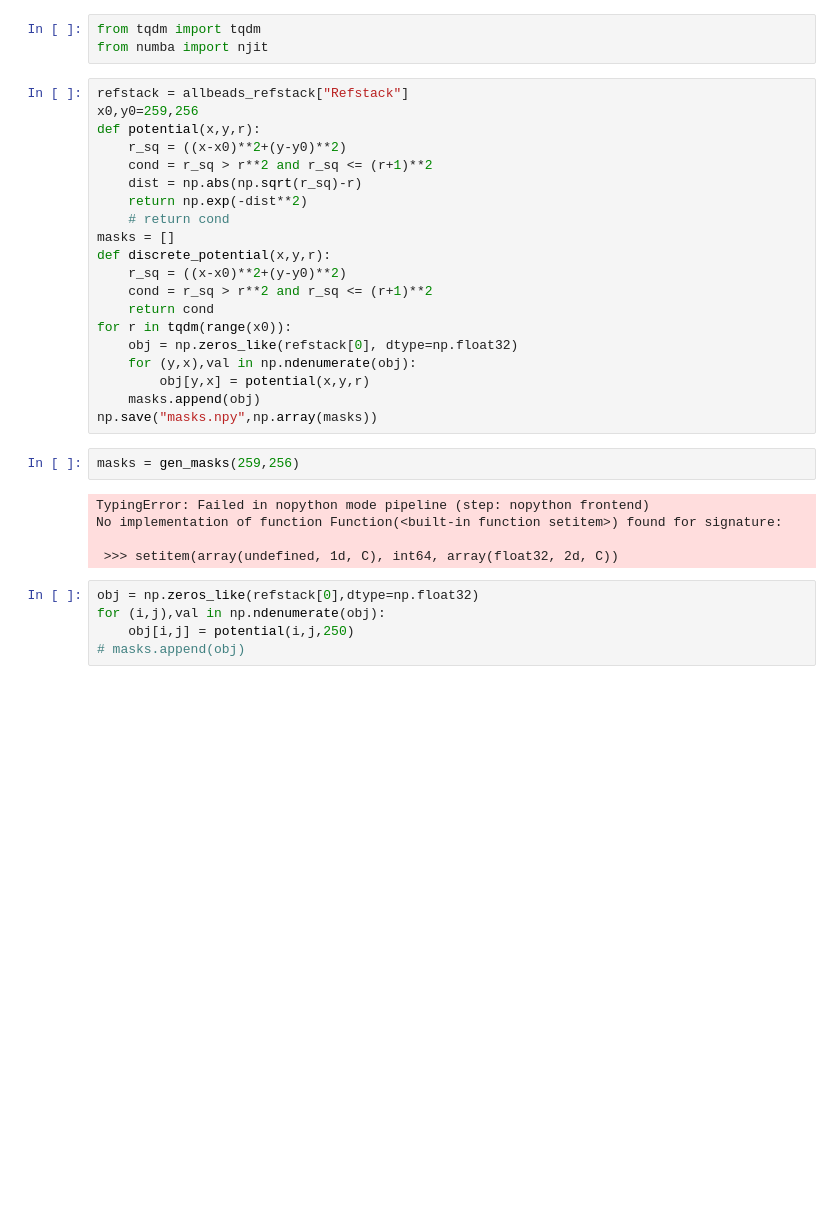
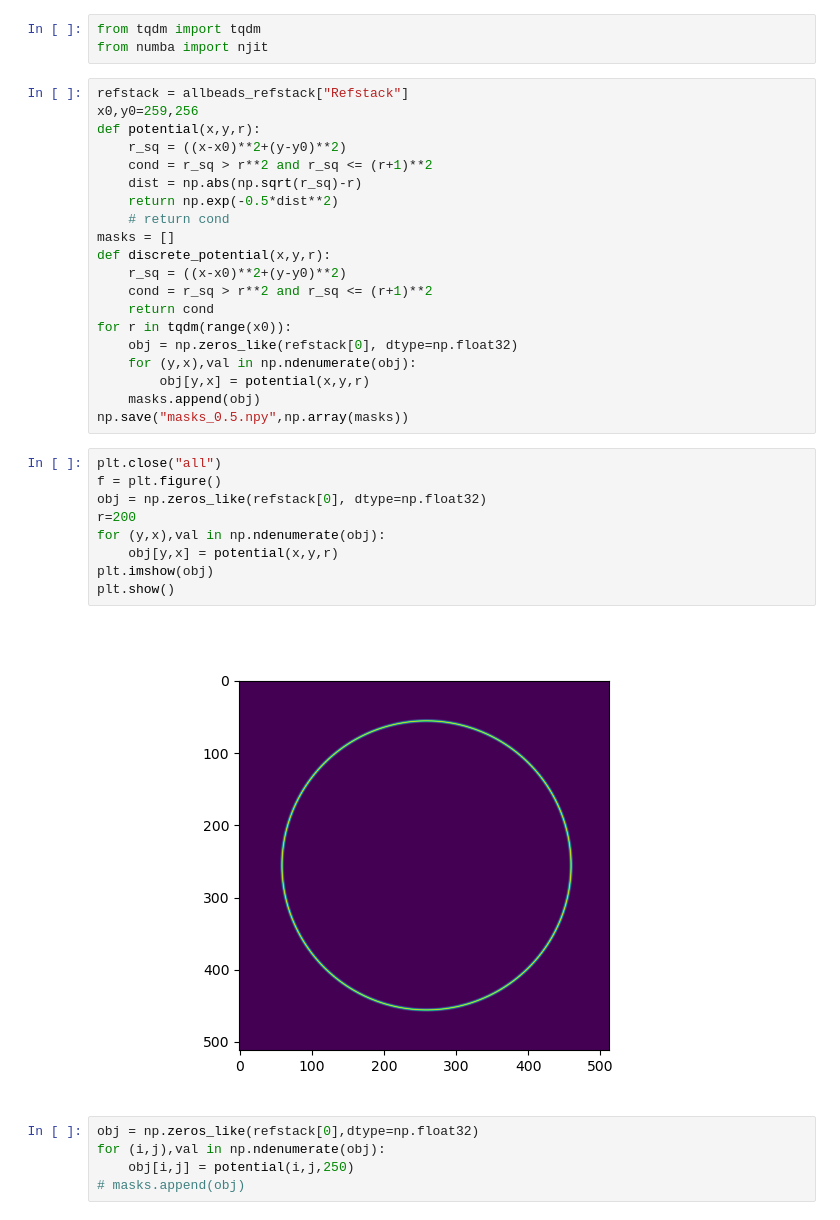
Before and after one commit to till-robert/ultralytics, a Jupyter notebook: data_gen/Spot_size_calibration.ipynb, the cells around one changed output. Saved outputs shown, nothing was run; the diff lists cells and outputs as text; blank space fills up the shorter version.

```diff
--- a/data_gen/Spot_size_calibration.ipynb
+++ b/data_gen/Spot_size_calibration.ipynb
@@ -196,7 +196,7 @@ def potential(x,y,r):
     r_sq = ((x-x0)**2+(y-y0)**2)
     cond = r_sq > r**2 and r_sq <= (r+1)**2
     dist = np.abs(np.sqrt(r_sq)-r)
-    return np.exp(-dist**2)
+    return np.exp(-0.5*dist**2)
     # return cond
 masks = []
 def discrete_potential(x,y,r):
@@ -208,14 +208,18 @@ for r in tqdm(range(x0)):
     for (y,x),val in np.ndenumerate(obj):
         obj[y,x] = potential(x,y,r)
     masks.append(obj)
-np.save("masks.npy",np.array(masks))
+np.save("masks_0.5.npy",np.array(masks))
-# %%
-masks = gen_masks(259,256)
-# %% [output]
-TypingError: Failed in nopython mode pipeline (step: nopython frontend)
-No implementation of function Function(<built-in function setitem>) found for signature:
-
- >>> setitem(array(undefined, 1d, C), int64, array(float32, 2d, C))
+# %%
+plt.close("all")
+f = plt.figure()
+obj = np.zeros_like(refstack[0], dtype=np.float32)
+r=200
+for (y,x),val in np.ndenumerate(obj):
+    obj[y,x] = potential(x,y,r)
+plt.imshow(obj)
+plt.show()
+# %% [output]
+[figure, added]
 # %%
 obj = np.zeros_like(refstack[0],dtype=np.float32)
 for (i,j),val in np.ndenumerate(obj):
```
Also changed, not shown: parts of 9 cells of this notebook, 6 other files.
